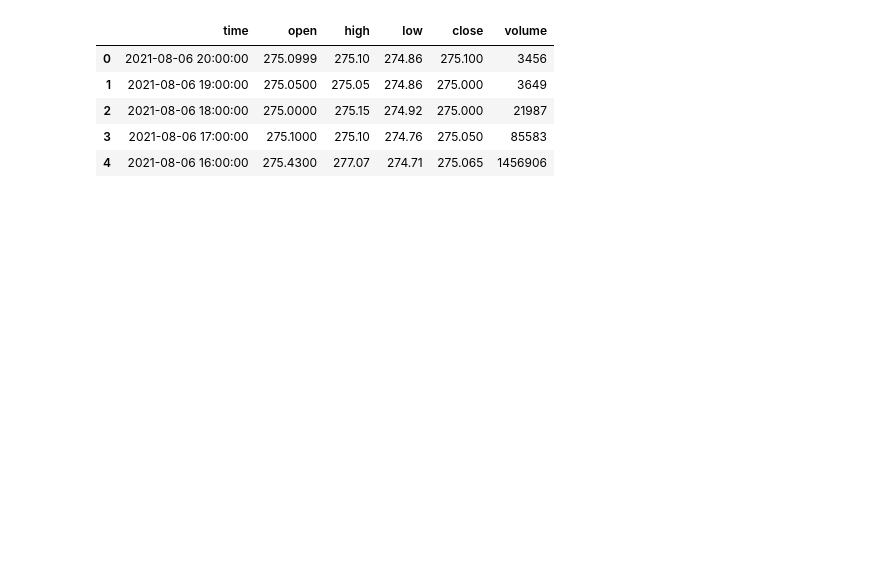
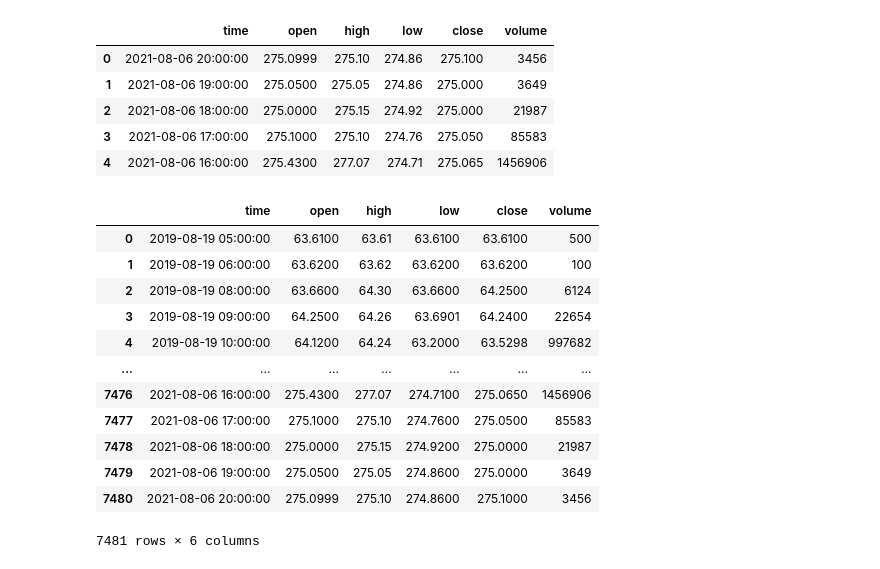
Before and after one commit to danielv775/Alchemist, a Jupyter notebook: src/examples/features_example.ipynb, the cells around one changed output. Saved outputs shown, nothing was run; the diff lists cells and outputs as text; code cells hidden in the pictures; blank space fills up the shorter version.

```diff
--- a/src/examples/features_example.ipynb
+++ b/src/examples/features_example.ipynb
@@ -19 +19,19 @@ sma = data['close'].rolling(window).mean()
+# %%
+data = prep_data(data)
+# %%
+data
+# %% [output]
+|  | time | open | high | low | close | volume |
+| 0 | 2019-08-19 05:00:00 | 63.6100 | 63.61 | 63.6100 | 63.6100 | 500 |
+| 1 | 2019-08-19 06:00:00 | 63.6200 | 63.62 | 63.6200 | 63.6200 | 100 |
+| 2 | 2019-08-19 08:00:00 | 63.6600 | 64.30 | 63.6600 | 64.2500 | 6124 |
+| 3 | 2019-08-19 09:00:00 | 64.2500 | 64.26 | 63.6901 | 64.2400 | 22654 |
+| 4 | 2019-08-19 10:00:00 | 64.1200 | 64.24 | 63.2000 | 63.5298 | 997682 |
+| ... | ... | ... | ... | ... | ... | ... |
+| 7476 | 2021-08-06 16:00:00 | 275.4300 | 277.07 | 274.7100 | 275.0650 | 1456906 |
+| 7477 | 2021-08-06 17:00:00 | 275.1000 | 275.10 | 274.7600 | 275.0500 | 85583 |
+| 7478 | 2021-08-06 18:00:00 | 275.0000 | 275.15 | 274.9200 | 275.0000 | 21987 |
+| 7479 | 2021-08-06 19:00:00 | 275.0500 | 275.05 | 274.8600 | 275.0000 | 3649 |
+| 7480 | 2021-08-06 20:00:00 | 275.0999 | 275.10 | 274.8600 | 275.1000 | 3456 |
+7481 rows × 6 columns
 # %%
```
Also changed, not shown: parts of 13 cells of this notebook, 1 other file.
